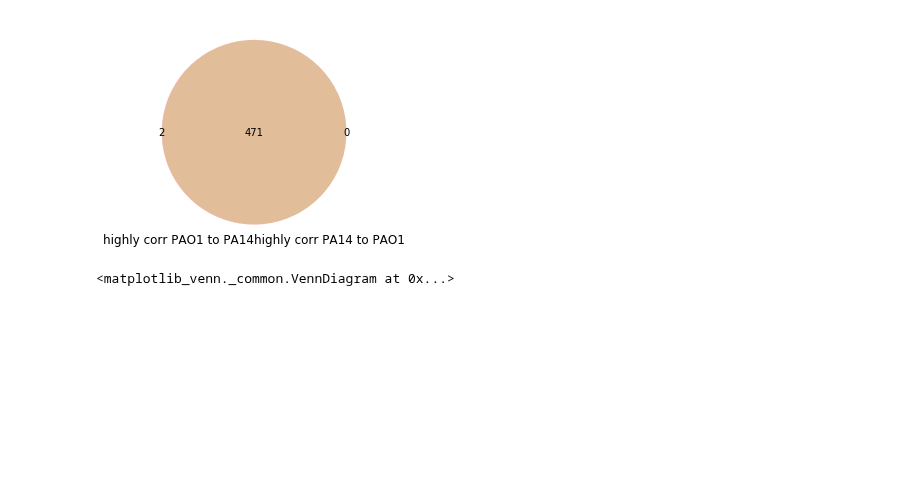
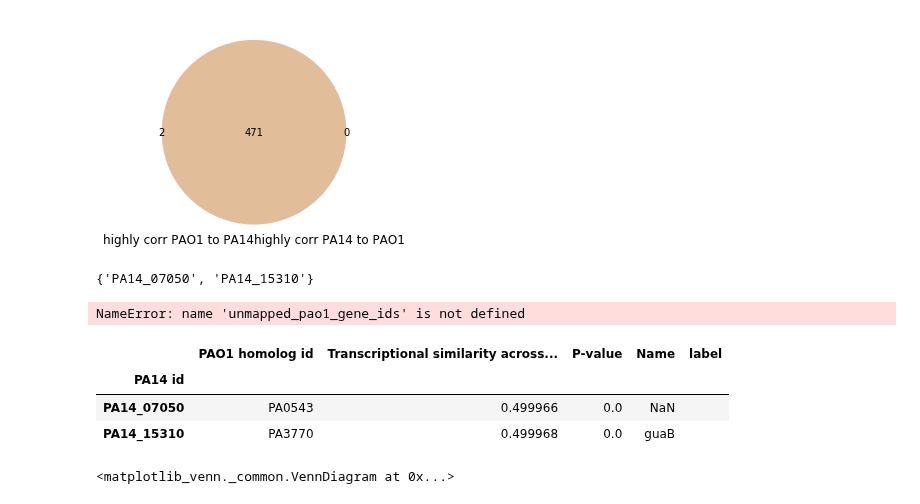
Before and after one commit to greenelab/core-accessory-interactome, a Jupyter notebook: 3_core_core_analysis/1_core_core_relationships_across_strains.ipynb, the cells around one changed output. Saved outputs shown, nothing was run; the diff lists cells and outputs as text; code cells hidden in the pictures; blank space fills up the shorter version.

```diff
--- a/3_core_core_analysis/1_core_core_relationships_across_strains.ipynb
+++ b/3_core_core_analysis/1_core_core_relationships_across_strains.ipynb
@@ -370,6 +374,28 @@ venn2(
 # %% [output]
 <matplotlib_venn._common.VennDiagram at 0x...>
 [figure]
+# %%
+unmapped_pao1_gene_ids = high_pao1_set.difference(high_pa14_set)
+unmapped_pao1_gene_ids
+# %% [output]
+{'PA14_07050', 'PA14_15310'}
+# %%
+# Look at the PAO1 gene ids that the unmapped PA14 genes map to
+# Maybe these gene ids are not in the expression compendium
+# That does not seem to be the case
+for gene_id in unmapped_pao1_gene_ids:
+    if gene_id in pa14_corr.index:
+        print(gene_id)
+# %% [output]
+NameError: name 'unmapped_pao1_gene_ids' is not defined
+# %%
+# Looks like they barely fell below the most stable threshold used (0.5)
+pa14_corr_df.loc[["PA14_07050", "PA14_15310"]]
+# %% [output]
+|  | PAO1 homolog id | Transcriptional similarity across... | P-value | Name | label |
+| PA14 id |  |  |  |  |  |
+| PA14_07050 | PA0543 | 0.499966 | 0.0 | NaN |  |
+| PA14_15310 | PA3770 | 0.499968 | 0.0 | guaB |  |
 # %%
 # Check if the lowly correlated genes from PAO1 to PA14 are the same as the ones from PA14 to PAO1
 low_pao1_set = set(low_pao1["PA14 homolog id"])
```
Also changed, not shown: parts of 13 cells of this notebook, 3 other files.
